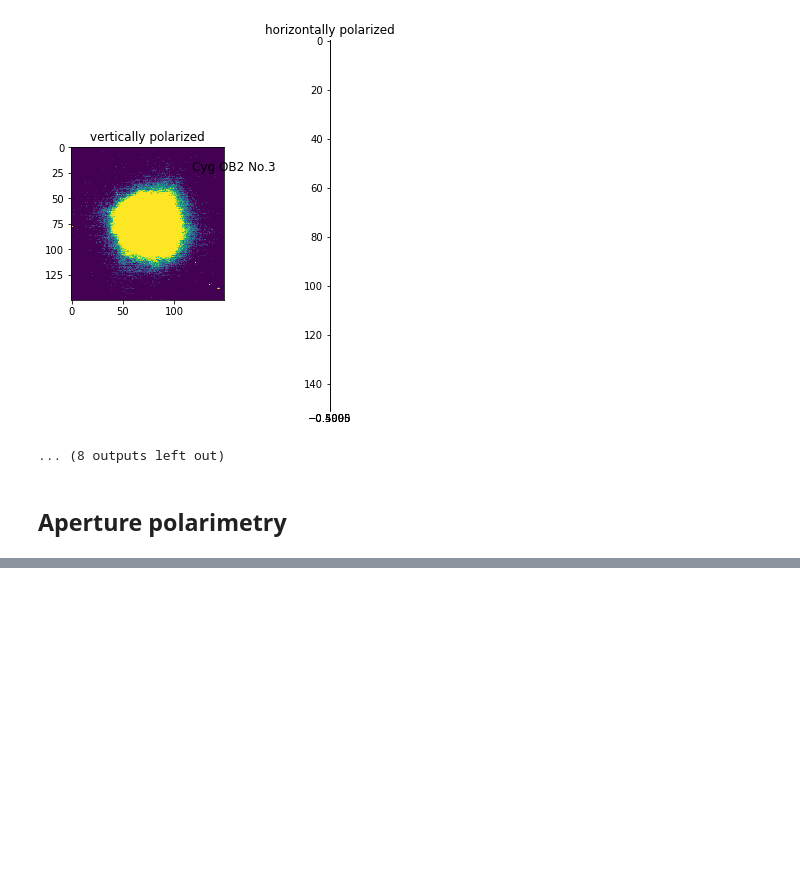
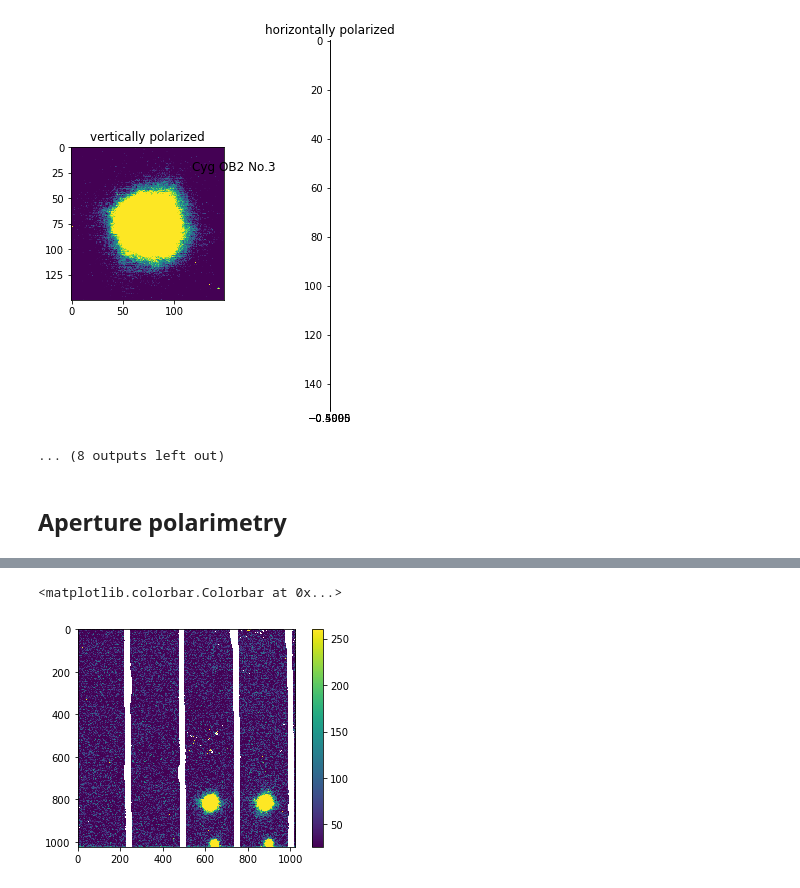
Before and after one commit to jpdeleon/ircs, a Jupyter notebook: notebook/ircs polarimetry.ipynb, the cells around one changed output, grey strips where cells are left out. Drawn from its saved outputs; the diff is of its cells as text; code cells hidden in the pictures; blank space fills up the shorter version.

```diff
--- a/notebook/ircs polarimetry.ipynb
+++ b/notebook/ircs polarimetry.ipynb
@@ -938,0 +1030,10 @@ aperture_sum
+# %%
+mask = (bpmask == 0)
+masked_frame = np.ma.array(img, mask=mask)
+#inverse: bpmask = ~masked_frame.mask
+vmin,vmax=np.median(masked_frame),10*np.median(masked_frame)
+plt.imshow(masked_frame,vmin=vmin,vmax=vmax)
+plt.colorbar()
+# %% [output]
+<matplotlib.colorbar.Colorbar at 0x...>
+[figure, added]
```
Also changed, not shown: parts of 20 cells of this notebook, 13 other files.
